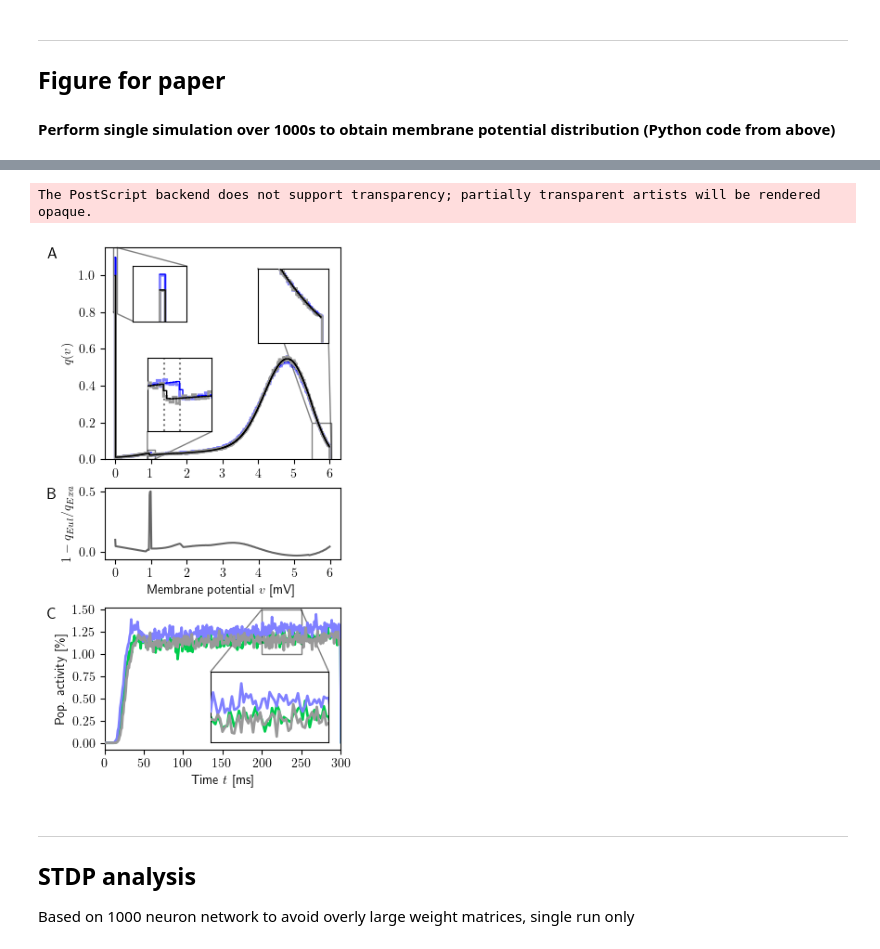
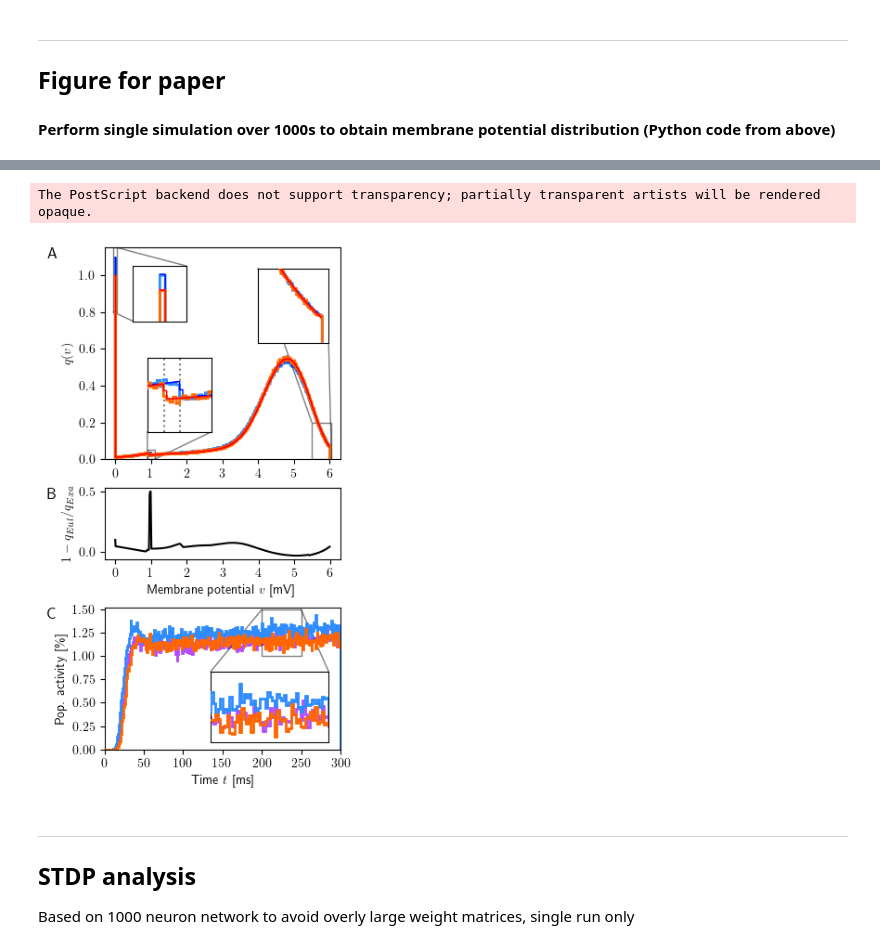
Before and after one commit to heplesser/comment_vieth_code, a Jupyter notebook: Plesser_CommentaryVieth_Supplement.ipynb, the cells around one changed output, grey strips where cells are left out. Saved outputs shown, nothing was run; the diff lists cells and outputs as text; code cells hidden in the pictures.

Commit message:
Orange/blue color scheme for figure, vertical layout

```diff
--- a/Plesser_CommentaryVieth_Supplement.ipynb
+++ b/Plesser_CommentaryVieth_Supplement.ipynb
@@ -599,16 +579,16 @@ Type:      method
 from matplotlib.patches import StepPatch
 # %%
 def plot_pV(ax):
-    ax.stairs(hc_ex, be_ex, label='Exact simul', lw=2, ec=(0.6, 0.6, 0.6), zorder=50);
-    ax.stairs(hc_eu, be_eu, label='Euler simul', lw=2, ec=(0.5, 0.5, 1.), zorder=0);
-    ax.step(vv_exact, phi_exact*100, where='post', label='Exact Markov', lw=1, c='k', zorder=100);
+    ax.stairs(hc_ex, be_ex, label='Exact simul', lw=2, ec=(1, 0.4, 0.), zorder=50);
+    ax.stairs(hc_eu, be_eu, label='Euler simul', lw=2, ec=(0.18, 0.55, 1.), zorder=0);
+    ax.step(vv_exact, phi_exact*100, where='post', label='Exact Markov', lw=1, c='r', zorder=100);
     ax.step(vv_euler, phi_euler*100, where='post', label='Euler Markov', lw=1, c=(0., 0., 1.0), zorder=20);
 # %%
 def pplot_activity(spks, bins, n_size, ax, lbl, params):
     cnts = [np.histogram(s, bins)[0] for s in spks]
     ca = np.vstack(cnts) / n_size*100
     mc = ca.mean(axis=0)
-    ax.plot(bins[1:], mc, **params, label=f'{lbl}');
+    ax.stairs(mc, bins, **params, label=f'{lbl}');
     ax.set_xlim(0, 300);
 # %%
 def pplot_set(data, bins, n_size, ax, cases, legend=True):
@@ -618,6 +598,6 @@ def pplot_set(data, bins, n_size, ax, cases, legend=True):
         ax.legend();
 # %%
 pcases = {
-    'nest': ('NEST', {'lw': 2, 'c': (0.6, 0.6, 0.6), 'zorder': 100}),
-    'brian_delta_euler': ('Brian (Euler)', {'lw': 2, 'c': (0.5, 0.5, 1.), 'zorder': 10}),
-    'brian_delta_expeuler': ('Brian (Exp Euler)', {'lw': 2, 'c': (0., 0.8, 0.3), 'zorder': 0})}
+    'nest': ('NEST', {'lw': 2, 'ec': (1, 0.4, 0.), 'zorder': 100}),
+    'brian_delta_euler': ('Brian (Euler)', {'lw': 2, 'ec': (0.18, 0.55, 1.), 'zorder': 10}),
+    'brian_delta_expeuler': ('Brian (Exp Euler)', {'lw': 2, 'ec': (0.7, 0.3, 1), 'zorder': 0})}
@@ -670,35 +630,35 @@ ix2.vlines([alpha_exact, alpha_euler], ymin=0, ymax=0.05, colors='gray', ls=':',
 ix3 = ax.inset_axes([0.5, 0.75, 1.5, 0.3], xlim=[-0.05, 0.05], ylim=[0.8, 1.15], xticks=[], yticks=[],
                    transform=ax.transData);
 plot_pV(ix3)
 _, cl3 = ax.indicate_inset_zoom(ix3, edgecolor="black");
 
 ax4 = axd['middle']
-ax4.plot(vv_exact, phi_euler/phi_exact-1, c=(0.4,0.4,0.4));
+ax4.plot(vv_exact, phi_euler/phi_exact-1, c='k');
 ax4.set_xlabel('Membrane potential $v$ [mV]');
 ax4.set_ylabel('$1-q_{{Eul}}/q_{{Exa}}$');
 ax4.set_xticks(range(7));
 ax4.text(-0.2, 1, 'B', transform=ax4.transAxes, va='top', ha='right', fontsize='large', fontweight='bold')
 
 ax5 = axd['bottom']
 bins = np.arange(0, 305, 1);
 pplot_set(full, bins, 10000, ax5, pcases, legend=False);
 ax5.set_xlabel('Time $t$ [ms]');
 ax5.set_ylabel(r'Pop. activity [\%]');
 ax5.set_yticks(np.arange(0, 1.51, 0.25));
 ax5.set_xlim(0, 300);
 ax5.text(-0.2, 1, 'C', transform=ax5.transAxes, va='top', ha='right', fontsize='large', fontweight='bold')
 
 ix5= ax5.inset_axes([0.45, 0.05, 0.5, 0.5], xticks=[], yticks=[]);
 pplot_set(full, bins, 10000, ix5, pcases, legend=False);
 ix5.set_xlim(200, 250);
 ix5.set_ylim(1, 1.5);
 _, cl5 = ax5.indicate_inset_zoom(ix5, edgecolor="black");
 
 
 plt.savefig('figures/markov_analysis.eps', bbox_inches='tight');
 # %% [output]
 The PostScript backend does not support transparency; partially transparent artists will be rendered opaque.
-[figure, old version]
+[figure, new version]
 # %% [markdown]
 ----
 
```
Also changed, not shown: parts of 2 cells of this notebook, 1 other file.
